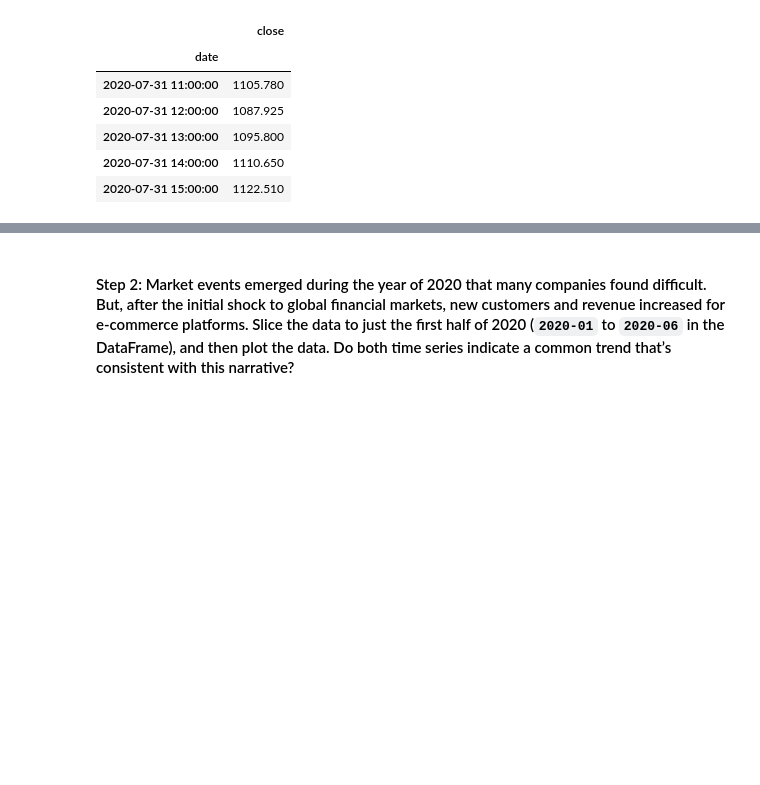
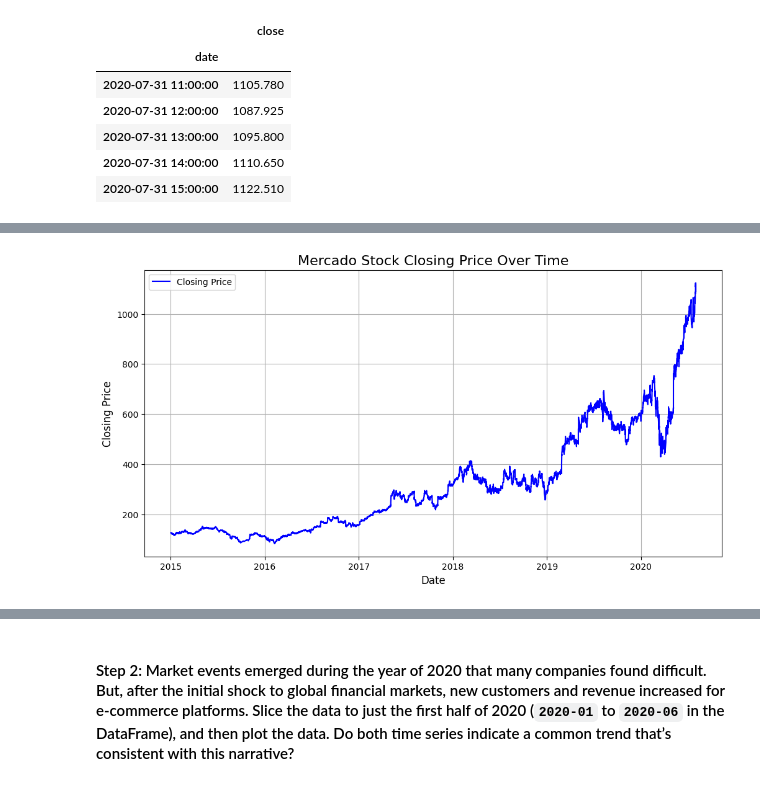
Before and after one commit to chadlbradford/prophet-challenge, a Jupyter notebook: forecasting_net_prophet.ipynb, the cells around one changed output, grey strips where cells are left out. Cells and saved outputs as stored; diff of their text form; code cells hidden in the pictures; blank space fills up the shorter version.

```diff
--- a/forecasting_net_prophet.ipynb
+++ b/forecasting_net_prophet.ipynb
@@ -353,3 +348,17 @@ display(df_mercado_stock.tail())
+# %%
+# Visualize the closing price of the df_mercado_stock DataFrame
+plt.figure(figsize=(12, 6))
+plt.plot(df_mercado_stock.index, df_mercado_stock['close'], label='Closing Price', color='blue')
+
+# Customize the plot
+plt.title('Mercado Stock Closing Price Over Time', fontsize=16)
+plt.xlabel('Date', fontsize=12)
+plt.ylabel('Closing Price', fontsize=12)
+plt.legend()
+plt.grid(True)
+plt.show()
+# %% [output]
+[figure, added]
 # %%
 # Concatenate the df_mercado_stock DataFrame with the df_mercado_trends DataFrame
 # Concatenate the DataFrame by columns (axis=1), and drop and rows with only one column of data
```
Also changed, not shown: parts of 13 cells of this notebook.
